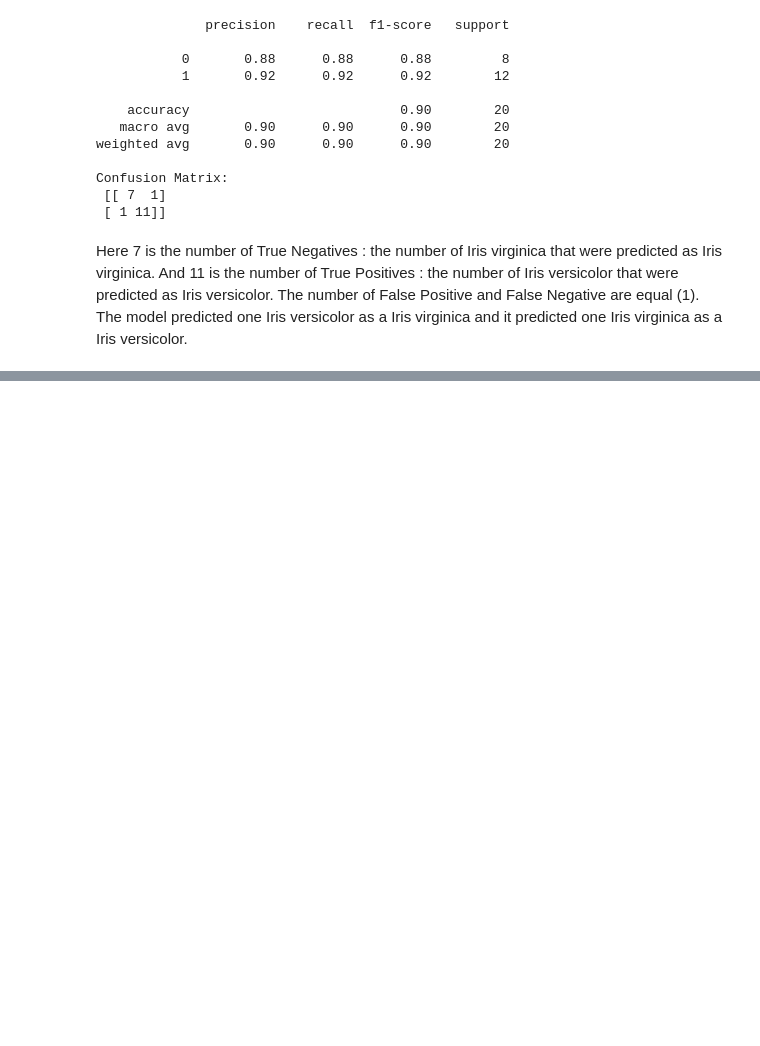
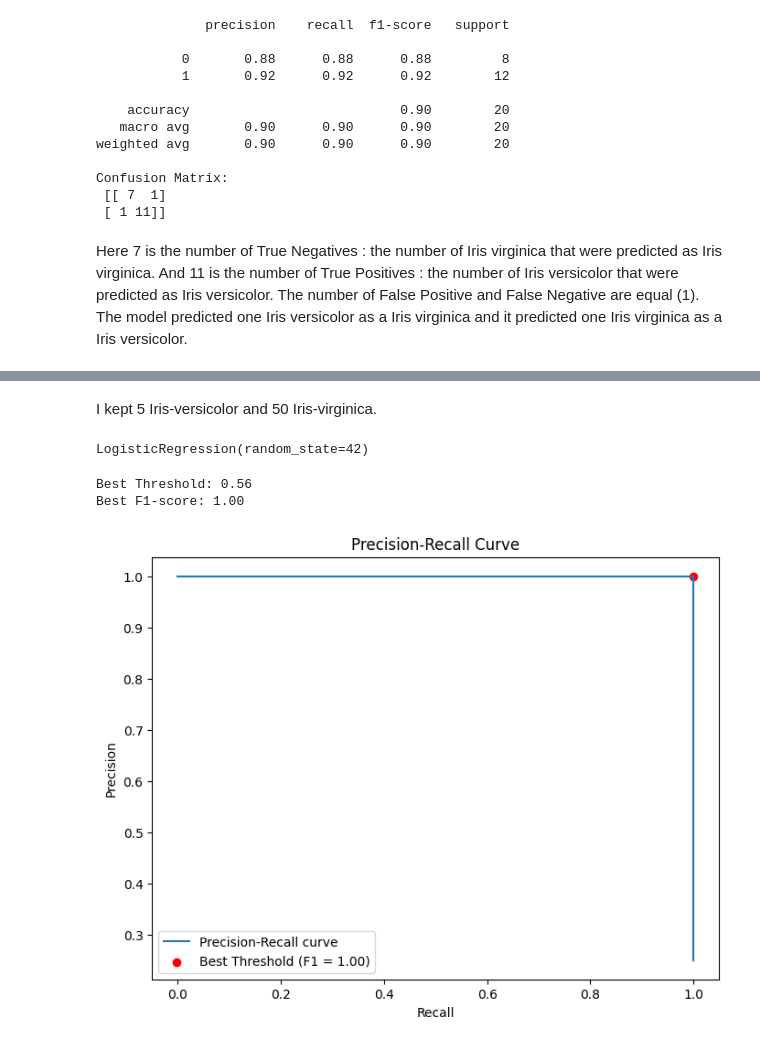
Before and after one commit to juruch/Internship-Sherbrooke, a Jupyter notebook: Learning Precision-Recall Curves/PrecisionRecall-Iris.ipynb, the cells around one changed output, grey strips where cells are left out. Drawn from its saved outputs; the diff is of its cells as text; code cells hidden in the pictures; blank space fills up the shorter version.

```diff
--- a/Learning Precision-Recall Curves/PrecisionRecall-Iris.ipynb
+++ b/Learning Precision-Recall Curves/PrecisionRecall-Iris.ipynb
@@ -124,0 +153,47 @@ The number of False Positive and False Negative are equal (1). The model predict
+# %% [markdown]
+I kept 5 Iris-versicolor and 50 Iris-virginica.
+# %%
+X = newdf.drop('class', axis=1)  # Features
+y = newdf['class']               # Target
+# Split the dataset into training and testing sets
+X_train, X_test, y_train, y_test = train_test_split(X, y, test_size=0.2, random_state=42)
+# Scale the features to standardize the data
+scaler = StandardScaler()
+X_train_scaled = scaler.fit_transform(X_train)
+X_test_scaled = scaler.transform(X_test)
+# %%
+model = LogisticRegression(random_state=42)
+model.fit(X_train_scaled, y_train)
+# %% [output]
+LogisticRegression(random_state=42)
+# %%
+# Predict probabilities for the test set
+y_scores = model.predict_proba(X_test_scaled)[:, 1]
+# Generate precision-recall curve
+precision, recall, thresholds = precision_recall_curve(y_test, y_scores)
+# %%
+# Find the threshold that gives the best F1-score
+f1_scores = 2 * (precision * recall) / (precision + recall)
+best_threshold_index = np.argmax(f1_scores)
+best_threshold = thresholds[best_threshold_index]
+best_f1 = f1_scores[best_threshold_index]
+# Print the best threshold and corresponding F1-score
+print(f"Best Threshold: {best_threshold:.2f}")
+print(f"Best F1-score: {best_f1:.2f}")
+# %% [output]
+Best Threshold: 0.56
+Best F1-score: 1.00
+# %%
+# Plot the precision-recall curve
+plt.figure(figsize=(8, 6))
+plt.plot(recall, precision, label='Precision-Recall curve')
+plt.xlabel('Recall')
+plt.ylabel('Precision')
+plt.title('Precision-Recall Curve')
+plt.legend(loc='best')
+# Plot the threshold points
+plt.scatter(recall[best_threshold_index], precision[best_threshold_index], color='red', label=f'Best Threshold (F1 = {best_f1:.2f})')
+plt.legend(loc='best')
+plt.show()
+# %% [output]
+[figure, added]
```
Also changed, not shown: parts of 12 cells of this notebook.
